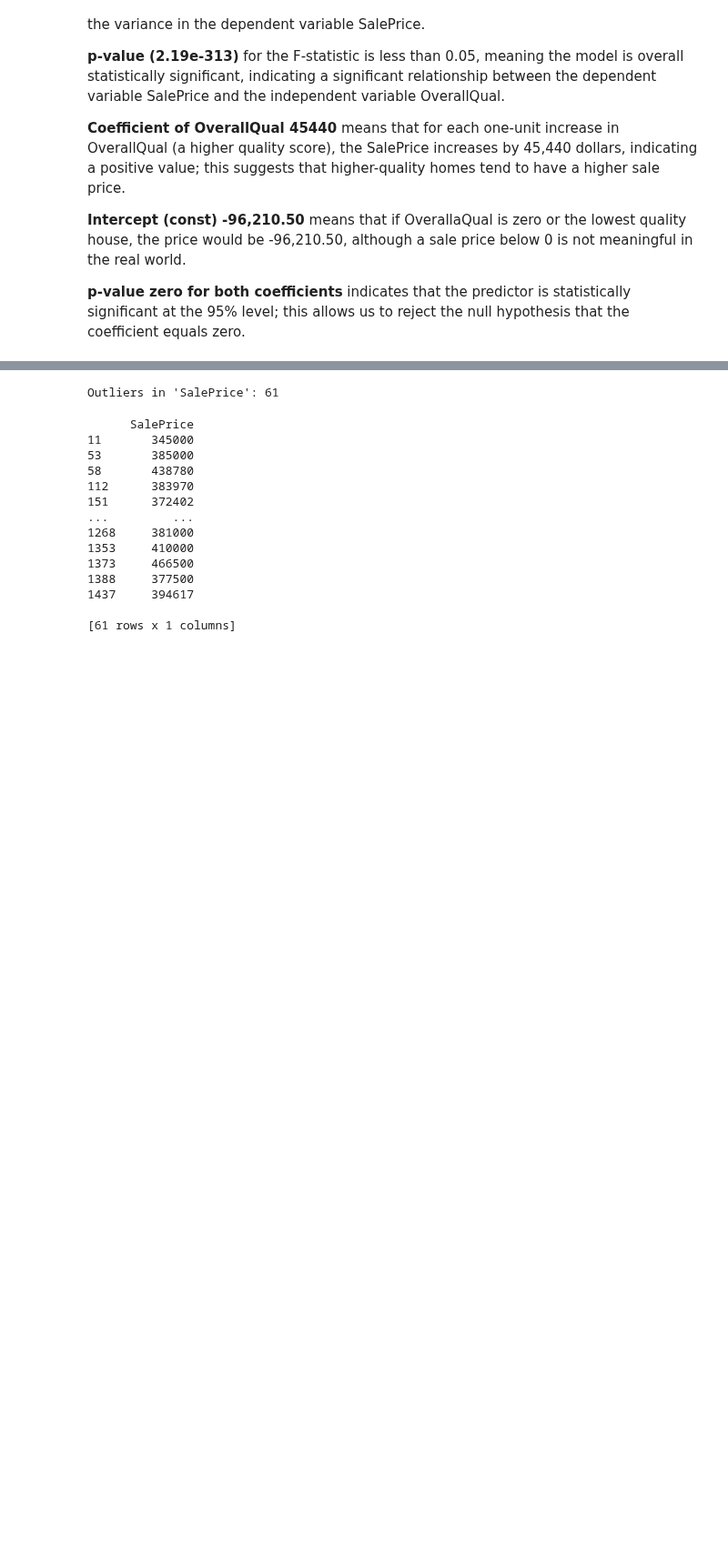
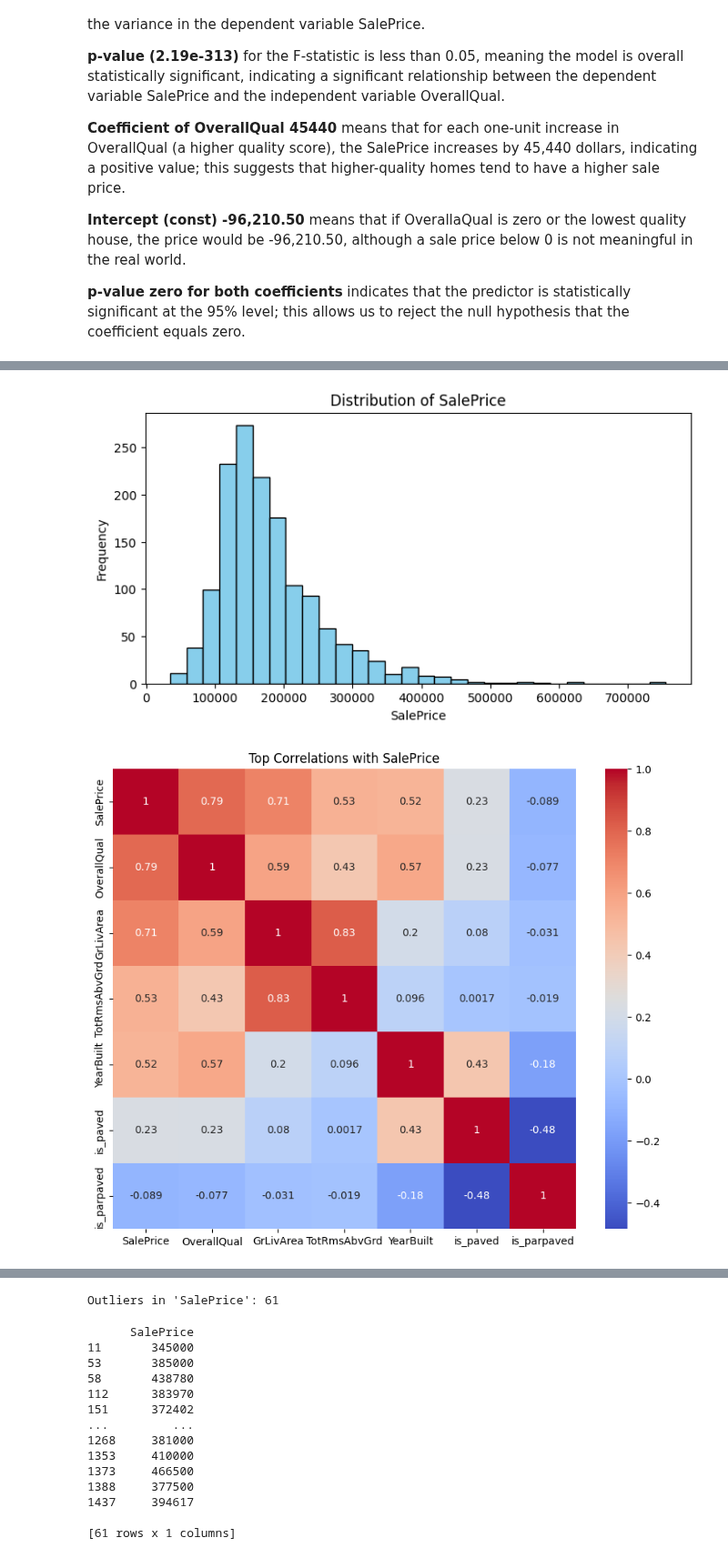
Before and after one commit to masumiuc/Unit-2-Capstone, a Jupyter notebook: Regression.ipynb, the cells around one changed output, grey strips where cells are left out. Shown at 91% size. Drawn from its saved outputs; the diff is of its cells as text; code cells hidden in the pictures; blank space fills up the shorter version.

```diff
--- a/Regression.ipynb
+++ b/Regression.ipynb
@@ -130,3 +125,36 @@ Notes:
 **Intercept (const) -96,210.50** means that if OverallaQual is zero or the lowest quality house, the price would be -96,210.50, although a sale price below 0 is not meaningful in the real world.
 
 **p-value zero for both coefficients** indicates that the predictor is statistically significant at the 95% level; this allows us to reject the null hypothesis that the coefficient equals zero.
+# %%
+#%pip install seaborn
+import seaborn as sns
+import matplotlib.pyplot as plt
+
+# Exploratory Data Analysis (EDA) for House_Price_Train_Data
+
+# Display basic info
+print("DataFrame Info:")
+df[['OverallQual', 'GrLivArea', 'TotRmsAbvGrd', 'YearBuilt', 'is_paved', 'is_parpaved']].info()
+print("\nMissing Values:\n", df[['OverallQual', 'GrLivArea', 'TotRmsAbvGrd', 'YearBuilt', 'is_paved', 'is_parpaved']].isnull().sum().sort_values(ascending=False).head(10))
+
+# Summary statistics
+print("\nSummary Statistics:")
+print(df[['OverallQual', 'GrLivArea', 'TotRmsAbvGrd', 'YearBuilt', 'is_paved', 'is_parpaved']].describe(include='all').T)
+
+# Distribution of target variable
+plt.figure(figsize=(8, 4))
+plt.hist(df['SalePrice'], bins=30, color='skyblue', edgecolor='black')
+plt.title('Distribution of SalePrice')
+plt.xlabel('SalePrice')
+plt.ylabel('Frequency')
+plt.show()
+
+# Correlation heatmap (top 10 correlated with SalePrice)
+cols = ['SalePrice', 'OverallQual', 'GrLivArea', 'TotRmsAbvGrd', 'YearBuilt', 'is_paved', 'is_parpaved']
+corr = df[cols].corr(numeric_only=True)
+top_corr = corr['SalePrice'].abs().sort_values(ascending=False).head(11).index
+plt.figure(figsize=(10, 8))
+sns.heatmap(df[['SalePrice', 'OverallQual', 'GrLivArea', 'TotRmsAbvGrd', 'YearBuilt', 'is_paved', 'is_parpaved']][top_corr].corr(), annot=True, cmap='coolwarm')
+plt.title('Top Correlations with SalePrice')
+plt.show()
+# %% [output]
@@ -132,0 +178,2 @@ Notes:
+[figure, added]
+[figure, added]
```
Also changed, not shown: parts of 19 cells of this notebook, 1 other file.
